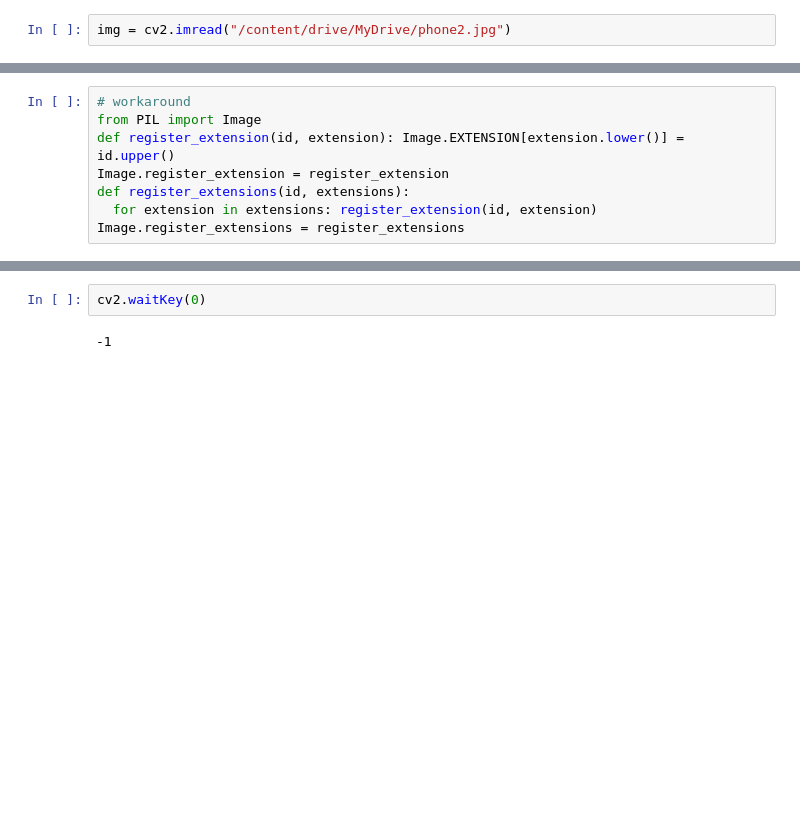
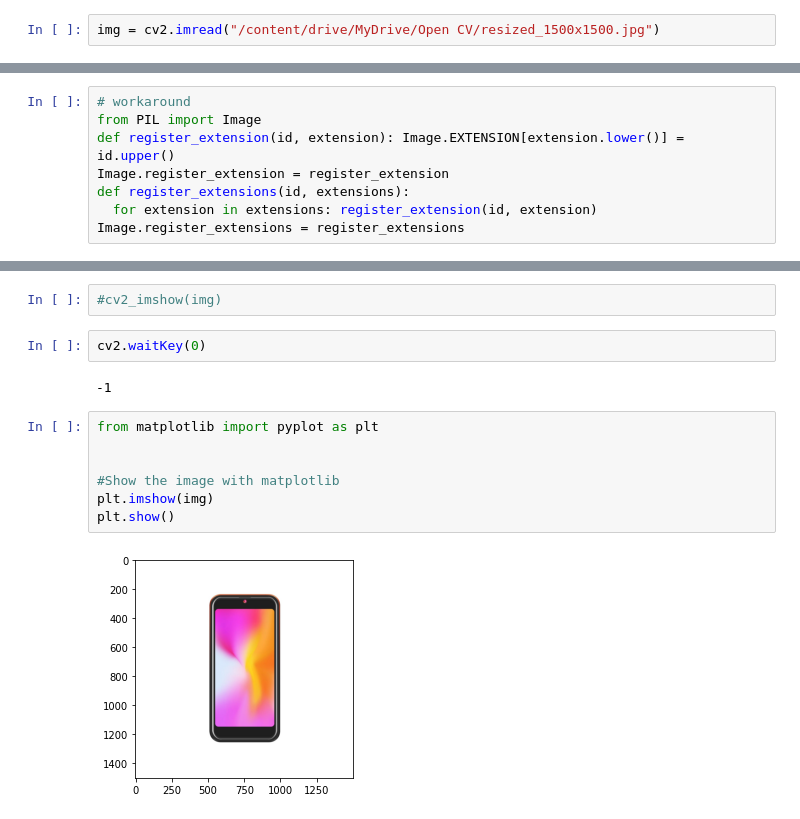
Before and after one commit to RishikaVerma21/Measure-Size-of-object, a Jupyter notebook: Measure_Size_of_object.ipynb, the cells around one changed output, grey strips where cells are left out. Drawn from its saved outputs; the diff is of its cells as text; blank space fills up the shorter version.

```diff
--- a/Measure_Size_of_object.ipynb
+++ b/Measure_Size_of_object.ipynb
@@ -25,7 +70,7 @@ import numpy as np
 # %%
 from object_detector import *
 # %%
-img = cv2.imread("/content/drive/MyDrive/phone2.jpg")
+img = cv2.imread("/content/drive/MyDrive/Open CV/resized_1500x1500.jpg")
 # %%
 print(img.shape)
 # %% [output]
@@ -53,4 +120,15 @@ cv2_imshow(img)
+# %%
+#cv2_imshow(img)
 # %%
 cv2.waitKey(0)
 # %% [output]
 -1
+# %%
+from matplotlib import pyplot as plt
+
+
+#Show the image with matplotlib
+plt.imshow(img)
+plt.show()
+# %% [output]
+[figure, added]
```
Also changed, not shown: parts of 20 cells of this notebook.
